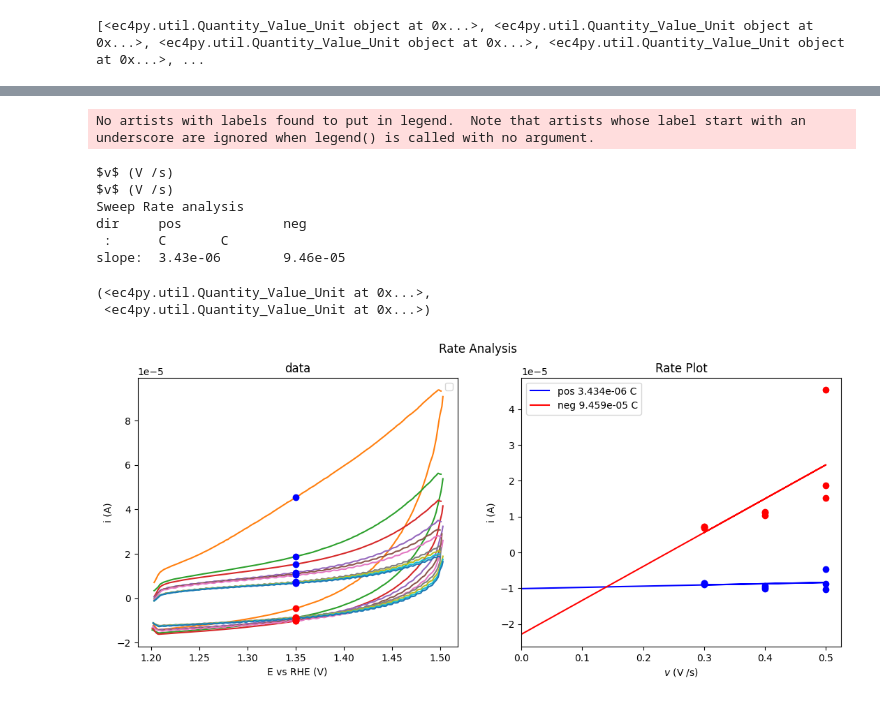
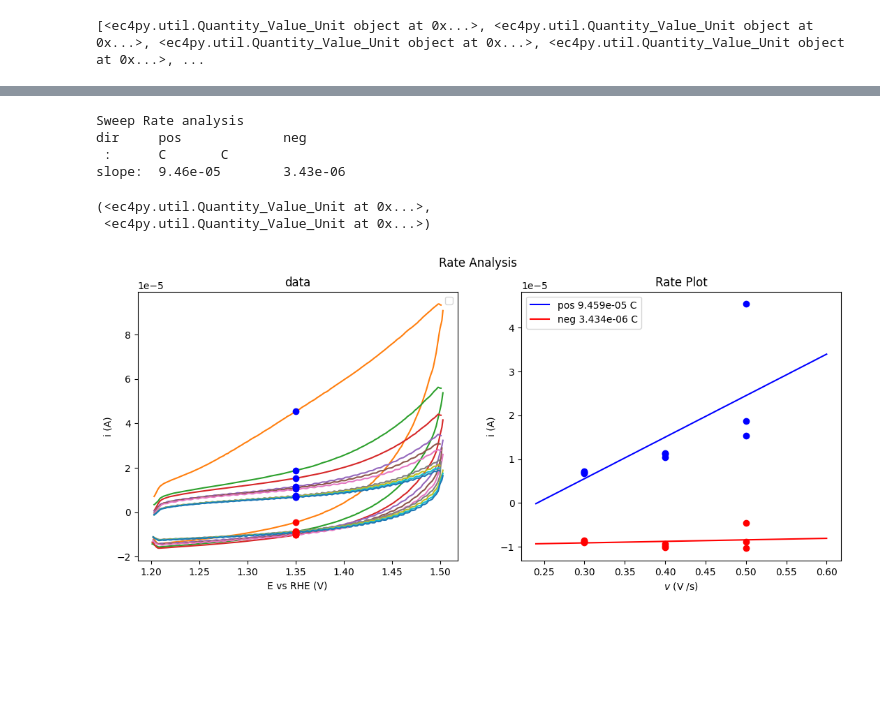
Before and after one commit to NordicEC/EC4py, a Jupyter notebook: dev/CV_Datas/MWE_CV_Datas_1_capacitance.ipynb, the cells around one changed output, grey strips where cells are left out. Saved outputs shown, nothing was run; the diff lists cells and outputs as text; code cells hidden in the pictures; blank space fills up the shorter version.

```diff
--- a/dev/CV_Datas/MWE_CV_Datas_1_capacitance.ipynb
+++ b/dev/CV_Datas/MWE_CV_Datas_1_capacitance.ipynb
@@ -78,16 +88,13 @@ a[0].plot(NEG,RHE,AREA,dir=POS)
 # %%
-a.RateAnalysis(1.35,NEG,RHE,"DIF")
+a.RateAnalysis(1.35, RHE)
 # %% [output]
-No artists with labels found to put in legend.  Note that artists whose label start with an underscore are ignored when legend() is called with no argument.
+Sweep Rate analysis
+dir     pos             neg
+ :      C       C
+slope:  9.46e-05        3.43e-06
-$v$ (V /s)
-$v$ (V /s)
-Sweep Rate analysis
-dir     pos             neg
- :      C       C
-slope:  3.43e-06        9.46e-05
+(<ec4py.util.Quantity_Value_Unit at 0x...>,
+ <ec4py.util.Quantity_Value_Unit at 0x...>)
-(<ec4py.util.Quantity_Value_Unit at 0x...>,
- <ec4py.util.Quantity_Value_Unit at 0x...>)
-[figure, old version]
+[figure, new version]
 # %%
 a.RanSev(1.35,NEG,RHE)
 # %% [output]
```
Also changed, not shown: parts of 8 cells of this notebook, 11 other files.
